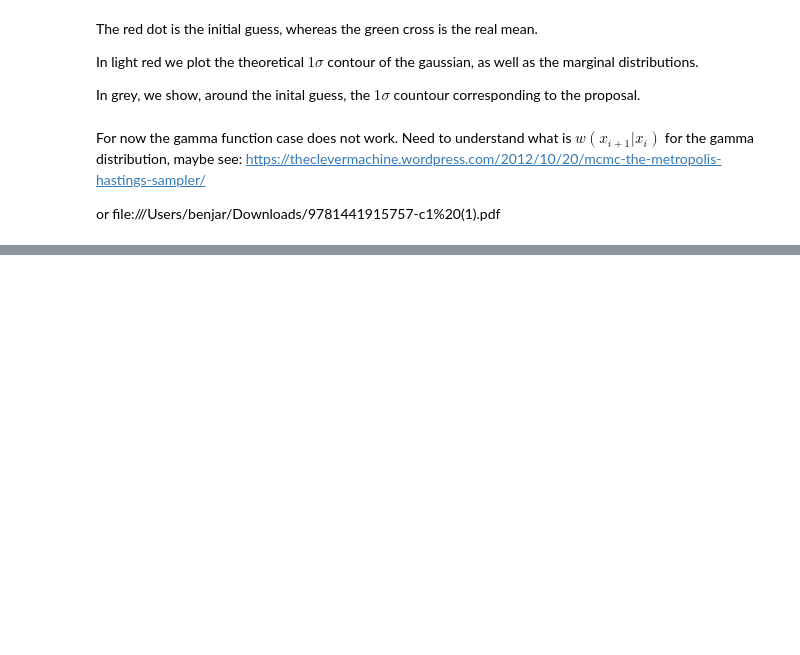
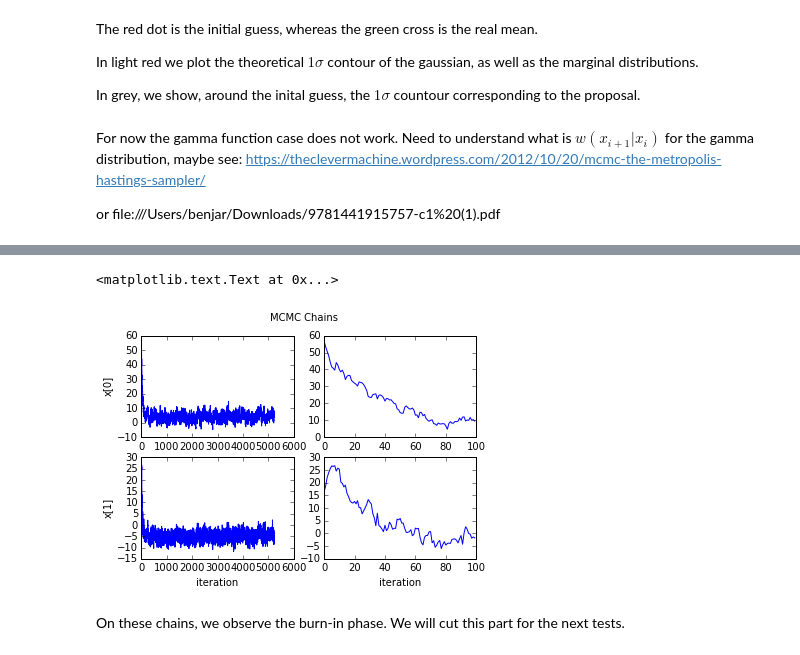
Before and after one commit to BenjaminRacine/MH_MCMC, a Jupyter notebook: Test_Metropolis_Hastings.ipynb, the cells around one changed output, grey strips where cells are left out. Saved outputs shown, nothing was run; the diff lists cells and outputs as text; code cells hidden in the pictures; blank space fills up the shorter version.

```diff
--- a/Test_Metropolis_Hastings.ipynb
+++ b/Test_Metropolis_Hastings.ipynb
@@ -53,0 +63,19 @@ or file:///Users/benjar/Downloads/9781441915757-c1%20(1).pdf
+# %%
+f, ax = plt.subplots(2, 2)
+ax[0,0].plot(testss[:,0])
+ax[0,0].set_ylabel("x[0]")
+ax[1,0].plot(testss[:,1])
+ax[1,0].set_ylabel("x[1]")
+ax[1,0].set_xlabel("iteration")
+
+ax[0,1].plot(testss[:100,0])
+ax[1,1].plot(testss[:100,1])
+ax[1,1].set_xlabel("iteration")
+
+
+plt.suptitle("MCMC Chains")
+# %% [output]
+<matplotlib.text.Text at 0x...>
+[figure, added]
+# %% [markdown]
+On these chains, we observe the burn-in phase. We will cut this part for the next tests.
```
Also changed, not shown: parts of 5 cells of this notebook.
